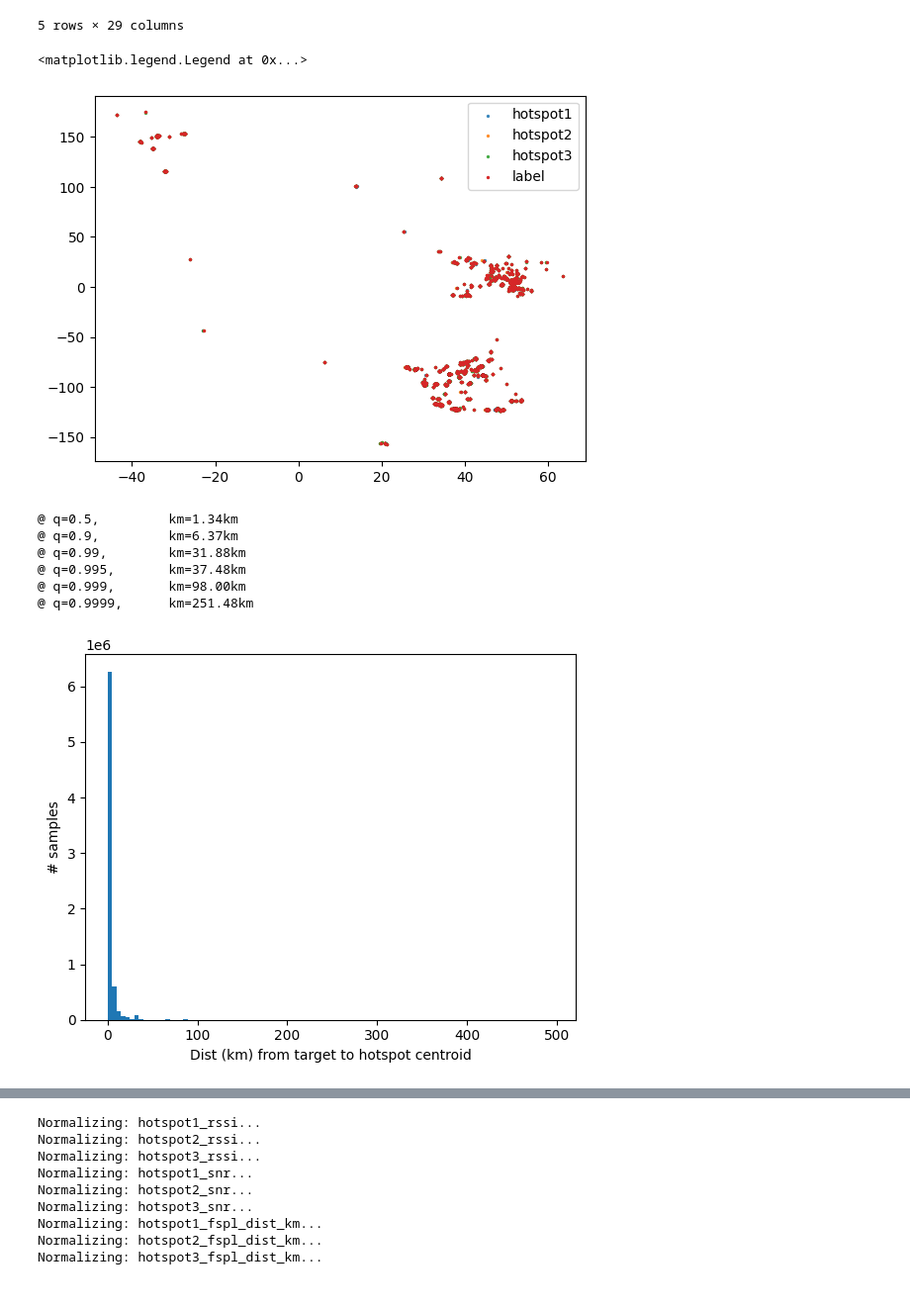
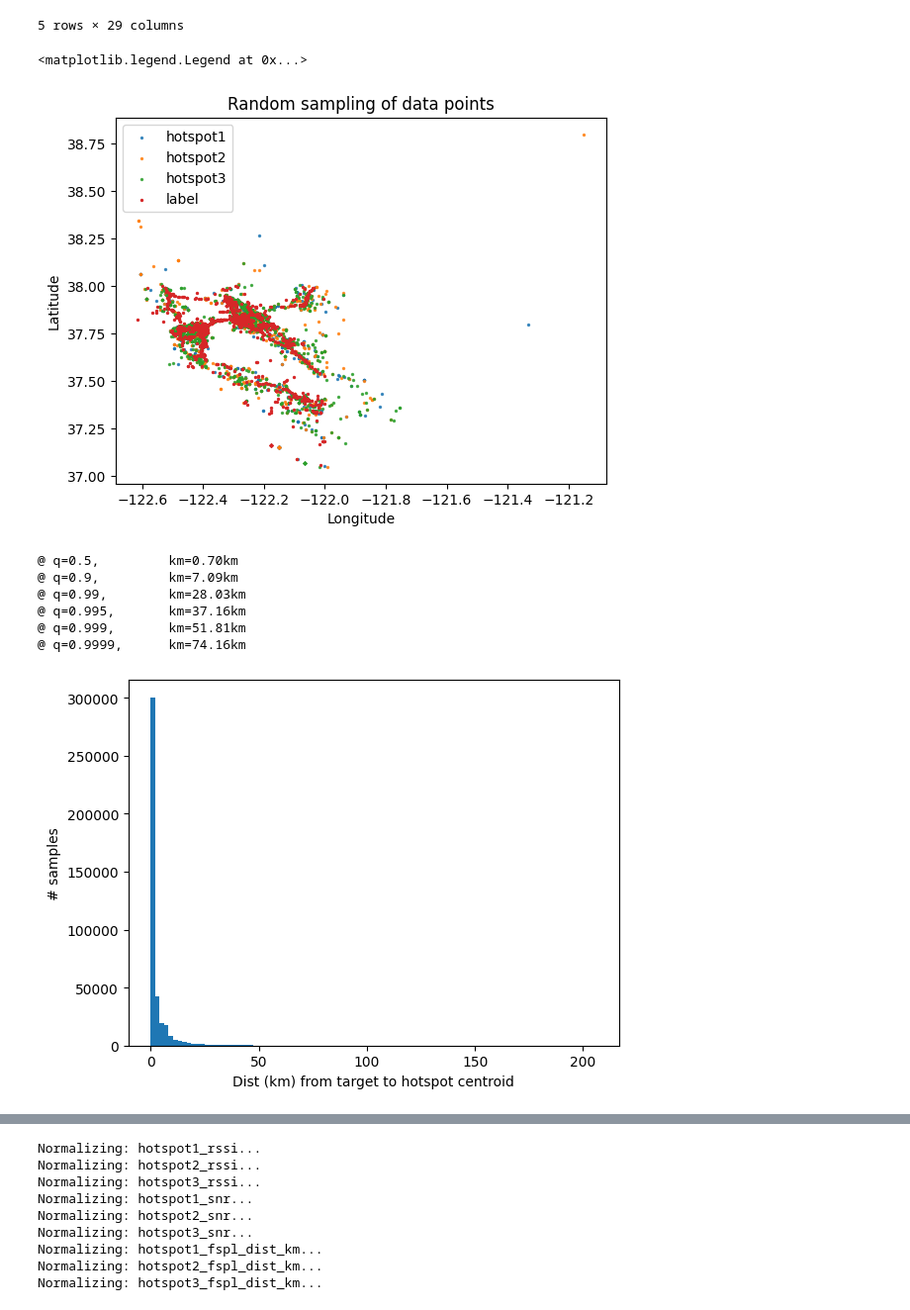
Before and after one commit to dcyoung/ml-triangulation, a Jupyter notebook: hostpots.ipynb, the cells around one changed output, grey strips where cells are left out. Shown: that part at 99% size. Cells and saved outputs as stored; diff of their text form; code cells hidden in the pictures.

```diff
--- a/hostpots.ipynb
+++ b/hostpots.ipynb
@@ -124,16 +124,28 @@ data.head()
 | 3 | 33.228809 | -117.011214 | 0 | 904.299988 | SF7BW125 | 33.302632 | -116.852721 | ... |
 | 4 | 36.146766 | -86.795201 | 0 | 904.299988 | SF9BW125 | 36.196064 | -86.850049 | ... |
 5 rows × 29 columns
+# %%
+# Limit to SF Bay
+lat_bounds = [37, 38]
+long_bounds = [-124, -122]
+
+data = data[data["target_lat"] > lat_bounds[0]]
+data = data[data["target_lat"] < lat_bounds[1]]
+data = data[data["target_long"] > long_bounds[0]]
+data = data[data["target_long"] < long_bounds[1]]
 # %%
 # Visualize some samples
 subset = data.sample(n=min(len(data), 2500))
 for i in range(1,4):
-    plt.scatter(subset[f"hotspot{i}_lat"], subset[f"hotspot{i}_long"], s=2, alpha=0.8, label=f"hotspot{i}")
-plt.scatter(subset["target_lat"], subset["target_long"], s=2, label="label")
+    plt.scatter(subset[f"hotspot{i}_long"], subset[f"hotspot{i}_lat"], s=2, alpha=0.8, label=f"hotspot{i}")
+plt.scatter(subset["target_long"], subset["target_lat"], s=2, label="label")
+plt.xlabel("Longitude")
+plt.ylabel("Latitude")
+plt.title("Random sampling of data points")
 plt.legend()
 # %% [output]
 <matplotlib.legend.Legend at 0x...>
-[figure, old version]
+[figure, new version]
 # %%
 from haversine import haversine_vector, Unit
 # For each sample, calculate an average haversine distance between the target and the hotspot centroid
@@ -152,13 +164,13 @@ plt.ylabel("# samples")
 plt.xlabel("Dist (km) from target to hotspot centroid")
 plt.show()
 # %% [output]
-@ q=0.5,         km=1.34km
-@ q=0.9,         km=6.37km
-@ q=0.99,        km=31.88km
-@ q=0.995,       km=37.48km
-@ q=0.999,       km=98.00km
-@ q=0.9999,      km=251.48km
+@ q=0.5,         km=0.70km
+@ q=0.9,         km=7.09km
+@ q=0.99,        km=28.03km
+@ q=0.995,       km=37.16km
+@ q=0.999,       km=51.81km
+@ q=0.9999,      km=74.16km
-[figure, old version]
+[figure, new version]
 # %%
 # filter data by REMOVING outliers that represent EXTREMELY distant targets
 q = 0.995
```
Also changed, not shown: parts of 12 cells of this notebook, 1 other file.
